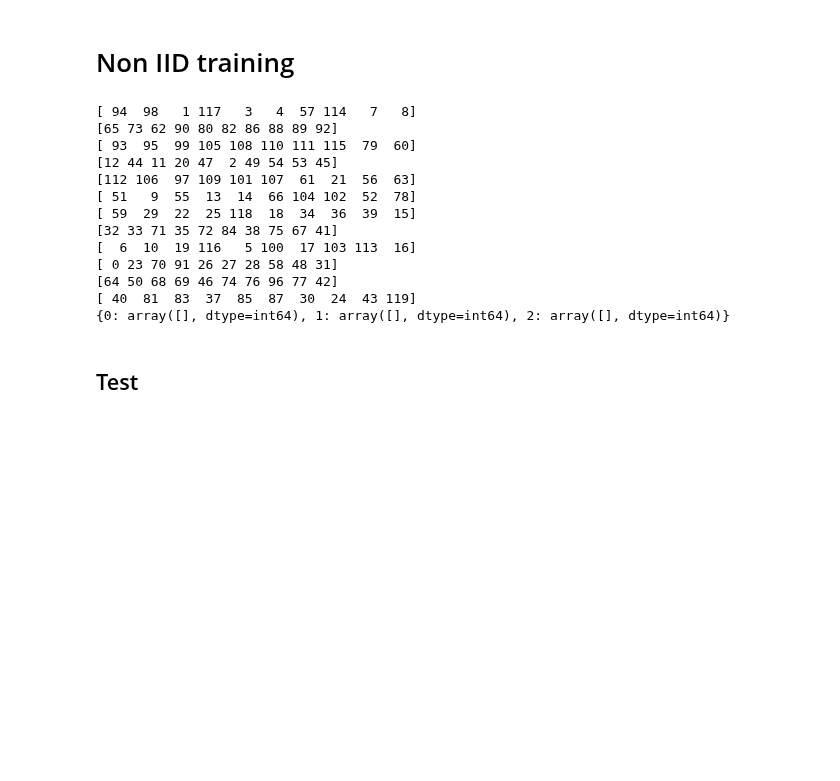
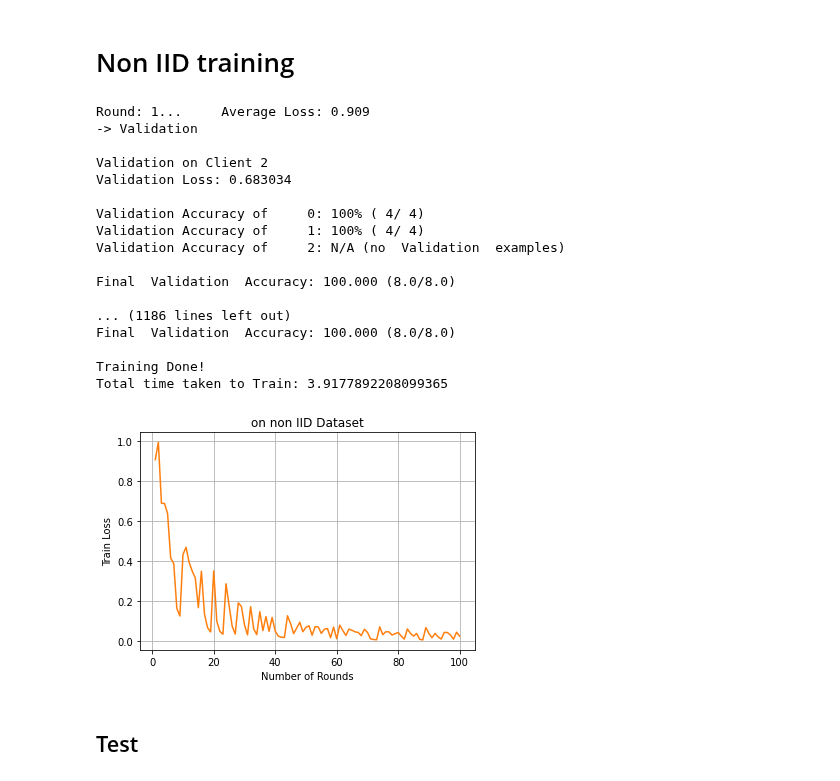
Before and after one commit to SizhuangHe/FL-REU, a Jupyter notebook: FL.ipynb, the cells around one changed output. Drawn from its saved outputs; the diff is of its cells as text; code cells hidden in the pictures; blank space fills up the shorter version.

```diff
--- a/FL.ipynb
+++ b/FL.ipynb
@@ -459,44 +497,47 @@ Final  Test  Accuracy: 100.000 (30.0/30.0)
 # %%
 # number of training rounds
 rounds = 100
 # client fraction
 C = 0.1
 # number of clients
 K = 3
 # number of training passes on local dataset for each roung
 E = 5
 # batch size
 batch_size = 10
 # learning Rate
 lr=0.01
 # data partition dictionary
-# TODO: change client_dict's elements to sets
+
 client_dict = non_iid_partition(dataset_train, 3, 12, 10, 4)
-print(client_dict)
-
-#non_iid_dict = client_dict_train_val_split(client_dict_in=client_dict, validation_ratio=0.2)
+non_iid_dict = client_dict_train_val_split(client_dict_in=client_dict, validation_ratio=0.2)
 
 # load model
 model_non_iid = IRIS_NN(input_size, num_hidden_neuron, output_size)
 
 if torch.cuda.is_available():
   model_non_iid.cuda()
 
-#model_non_iid_trained = training(model_non_iid, rounds, batch_size, lr, dataset_train, non_iid_dict, C, K, E, "on non IID Dataset", "orange")
+model_non_iid_trained = training(model_non_iid, rounds, batch_size, lr, dataset_train, non_iid_dict, C, K, E, "on non IID Dataset", "orange")
 # %% [output]
-[ 94  98   1 117   3   4  57 114   7   8]
-[65 73 62 90 80 82 86 88 89 92]
-[ 93  95  99 105 108 110 111 115  79  60]
-[12 44 11 20 47  2 49 54 53 45]
-[112 106  97 109 101 107  61  21  56  63]
-[ 51   9  55  13  14  66 104 102  52  78]
-[ 59  29  22  25 118  18  34  36  39  15]
-[32 33 71 35 72 84 38 75 67 41]
-[  6  10  19 116   5 100  17 103 113  16]
-[ 0 23 70 91 26 27 28 58 48 31]
-[64 50 68 69 46 74 76 96 77 42]
-[ 40  81  83  37  85  87  30  24  43 119]
-{0: array([], dtype=int64), 1: array([], dtype=int64), 2: array([], dtype=int64)}
+Round: 1...     Average Loss: 0.909
+-> Validation
+
+Validation on Client 2
+Validation Loss: 0.683034
+
+Validation Accuracy of     0: 100% ( 4/ 4)
+Validation Accuracy of     1: 100% ( 4/ 4)
+Validation Accuracy of     2: N/A (no  Validation  examples)
+
+Final  Validation  Accuracy: 100.000 (8.0/8.0)
+
+... (1186 lines left out)
+Final  Validation  Accuracy: 100.000 (8.0/8.0)
+
+Training Done!
+Total time taken to Train: 3.9177892208099365
+[figure, added]
 # %% [markdown]
 ## Test
 # %%
```
Also changed, not shown: parts of 8 cells of this notebook.
